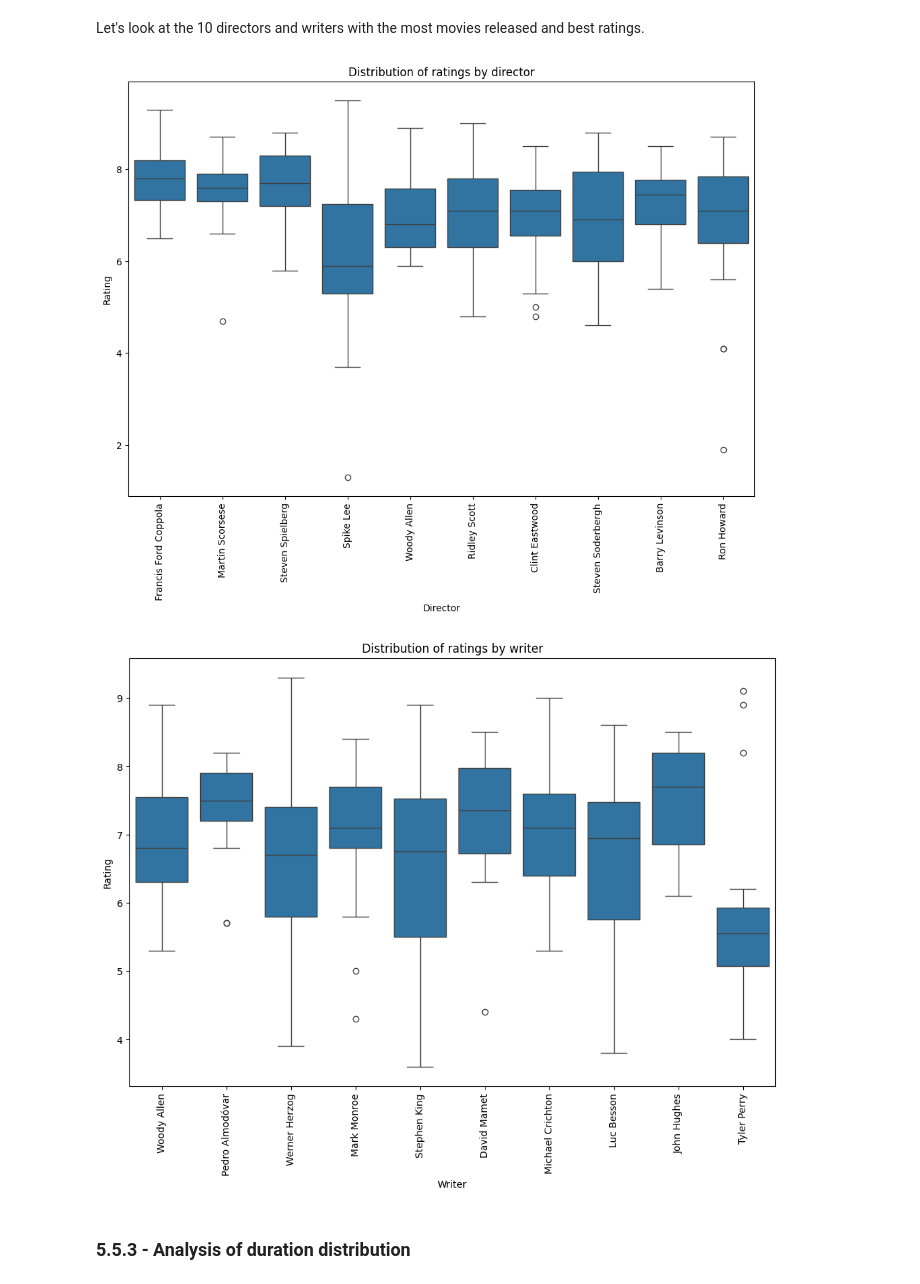
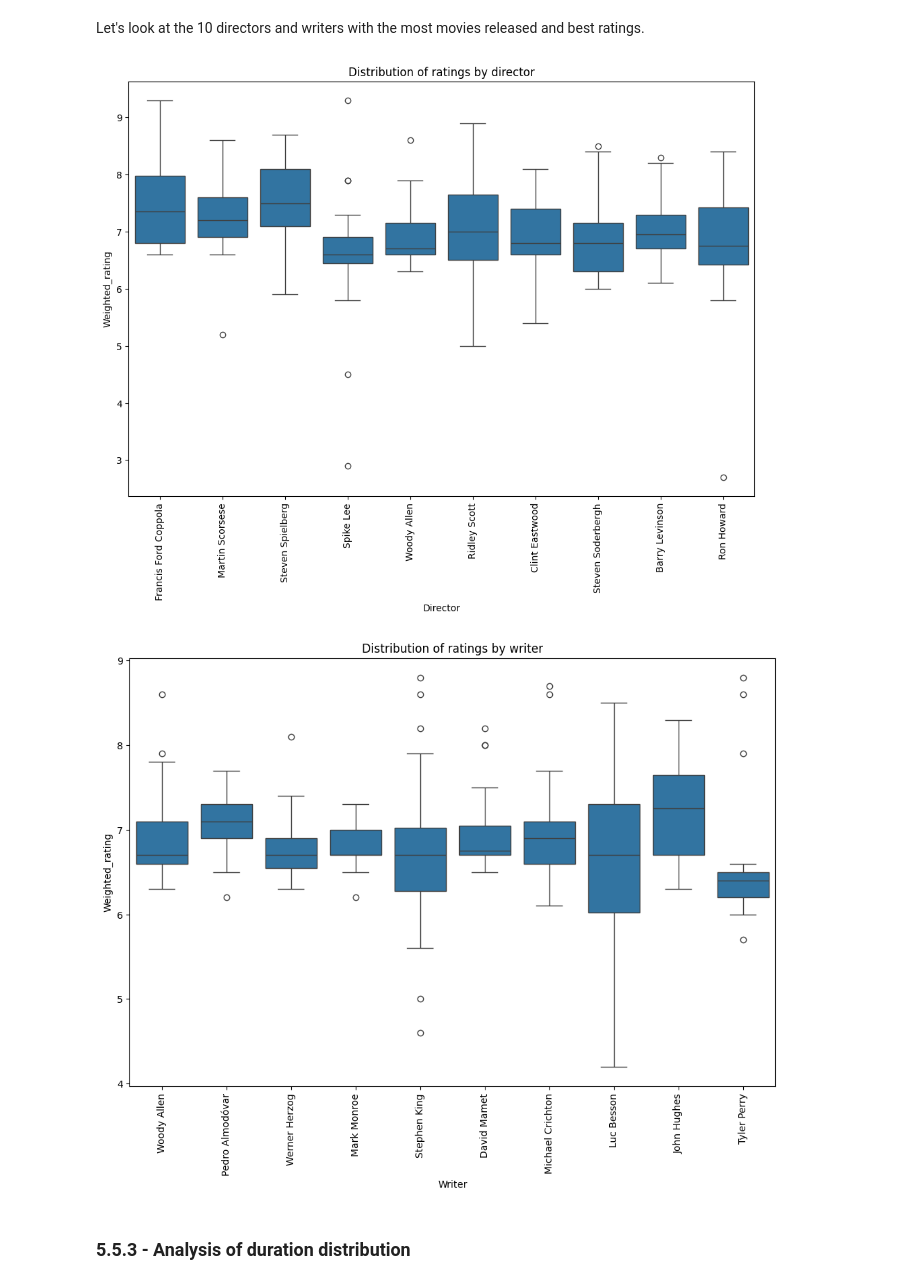
Before and after one commit to Thibaut5599/Analysis_MovieDataset, a Jupyter notebook: Movies_1910_2024.ipynb, the cells around one changed output. Drawn from its saved outputs; the diff is of its cells as text; code cells hidden in the pictures.

```diff
--- a/Movies_1910_2024.ipynb
+++ b/Movies_1910_2024.ipynb
@@ -798,15 +843,15 @@ bins = [1969, 1979, 1989, 1999, 2009, 2019, 2029]
 labels = ["1970-1979", "1980-1989", "1990-1999", "2000-2009", "2010-2019", "2020-2029"]
 
 # We use pd.cut to create a "Decade" column
-df['Decade'] = pd.cut(df['Release Year'], bins=bins, labels=labels, right=True)
+df["Decade"] = pd.cut(df["Year"], bins=bins, labels=labels, right=True)
 
 # We group by decade and compute the average rating
-rating_per_decade = df.groupby("Decade")["Rating"].mean().reset_index()
+rating_per_decade = df.groupby("Decade")["Weighted_rating"].mean().reset_index()
 
 # We plot the graph representing the evolution of the ratings attributed to movies by the decades
 fig = px.line(
     rating_per_decade,
-    x="Decade", y="Rating",
+    x="Decade", y="Weighted_rating",
     title="Evolution of the ratings attributed to movies by the decades",
     markers=True,
     height=600)
@@ -824,7 +869,7 @@ The default of observed=False is deprecated and will be changed to True in a fut
 ### 5.4.1 Genre popularity across decades
 # %%
 # We group by decade and genre and compute the average rating
-rating_per_decade_genre = df.groupby(["Decade", "Genres"])["Rating"].mean().reset_index()
+rating_per_decade_genre = df.groupby(["Decade", "Genres"])["Weighted_rating"].mean().reset_index()
 
 # We plot the graph representing the evolution of the ratings attributed to movies by the decades
 # Create a figure
@@ -834,14 +879,14 @@ fig = go.Figure()
 for decade in rating_per_decade_genre["Decade"].unique():
     # Filter by decade and sort by Rating
     df_decade = rating_per_decade_genre[rating_per_decade_genre["Decade"] == decade]
-    df_decade = df_decade.sort_values(by="Rating", ascending=False)
+    df_decade = df_decade.sort_values(by="Weighted_rating", ascending=False)
 
     # Color the 3 genres with the most releases in orange
     colors = ["orange" if i < 3 else "blue" for i in range(len(df_decade))]
 
     fig.add_trace(go.Bar(
         x=df_decade["Genres"],
-        y=df_decade["Rating"],
+        y=df_decade["Weighted_rating"],
         name=decade,
         visible=False,
         marker_color=colors,
@@ -859,7 +904,7 @@ fig.update_layout(
                 "method": "update",
                 "args": [
                     {"visible": [decade == d for d in rating_per_decade_genre["Decade"].unique()]},
-                    {"yaxis": {"range": [0, rating_per_decade_genre[rating_per_decade_genre["Decade"] == decade]["Rating"].max()]}}
+                    {"yaxis": {"range": [0, rating_per_decade_genre[rating_per_decade_genre["Decade"] == decade]["Weighted_rating"].max()]}}
                 ]
             } for decade in rating_per_decade_genre["Decade"].unique()
         ],
@@ -1003,7 +1048,7 @@ Let's look at the average ratings of directors and writers by sorting them in de
 # %%
 ########## TOP DIRECTORS ##########
 top_director_rating = df.groupby("Director").agg(
-    Rating=("Rating", "mean"),
+    Rating=("Weighted_rating", lambda x: round(x.mean(),1)),
     Film_Count=("Director", "size")
 ).sort_values(by=["Film_Count","Rating"], ascending=False).reset_index()
 
@@ -1027,7 +1072,7 @@ top_director_rating.head(10)
 filtered_df = df[df["Writer"] != "Unknown"]
 
 top_writer_rating = filtered_df.groupby("Writer").agg(
-    Rating=("Rating", "mean"),
+    Rating=("Weighted_rating", lambda x: round(x.mean(),1)),
     Film_Count=("Writer", "size")
 ).sort_values(by=["Film_Count","Rating"], ascending=False).reset_index()
 
@@ -1053,20 +1098,20 @@ Let's look at the 10 directors and writers with the most movies released and bes
 # %%
 # Boxplot of ratings by director
 plt.figure(figsize=(12, 8))
-sns.boxplot(data=df[df["Director"].isin(top_director_rating["Director"].head(10))], x="Director", y="Rating")
+sns.boxplot(data=df[df["Director"].isin(top_director_rating["Director"].head(10))], x="Director", y="Weighted_rating")
 plt.xticks(rotation=90)
 plt.title("Distribution of ratings by director")
 plt.show()
 
 # Boxplot of ratings by writer
 plt.figure(figsize=(12, 8))
-sns.boxplot(data=df[df["Writer"].isin(top_writer_rating["Writer"].head(10))], x="Writer", y="Rating")
+sns.boxplot(data=df[df["Writer"].isin(top_writer_rating["Writer"].head(10))], x="Writer", y="Weighted_rating")
 plt.xticks(rotation=90)
 plt.title("Distribution of ratings by writer")
 plt.show()
 # %% [output]
-[figure, old version]
+[figure, new version]
-[figure, old version]
+[figure, new version]
 # %% [markdown]
 ### 5.5.3 - Analysis of duration distribution
 # %% [markdown]
```
Also changed, not shown: parts of 22 cells of this notebook.
